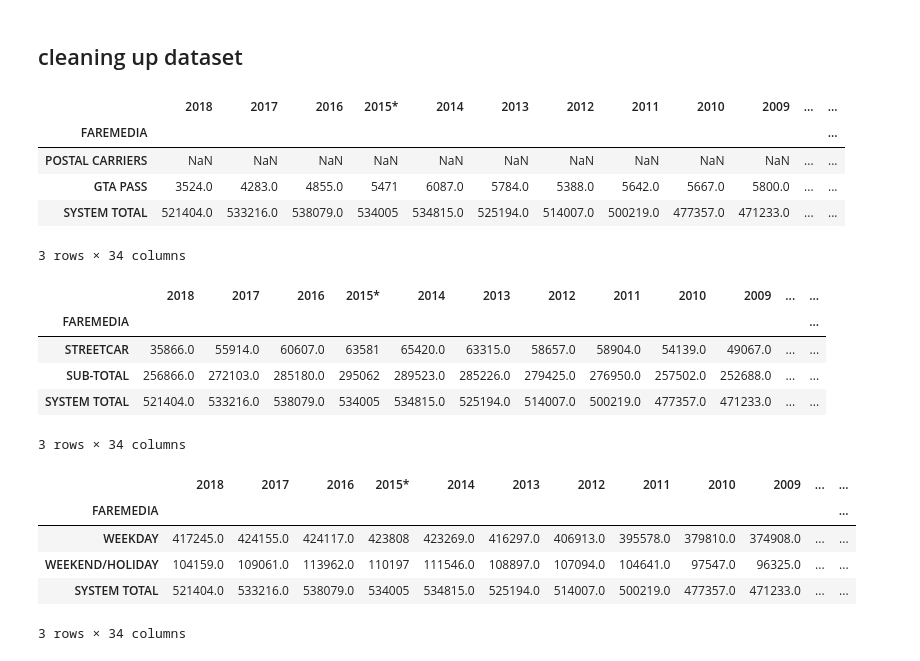
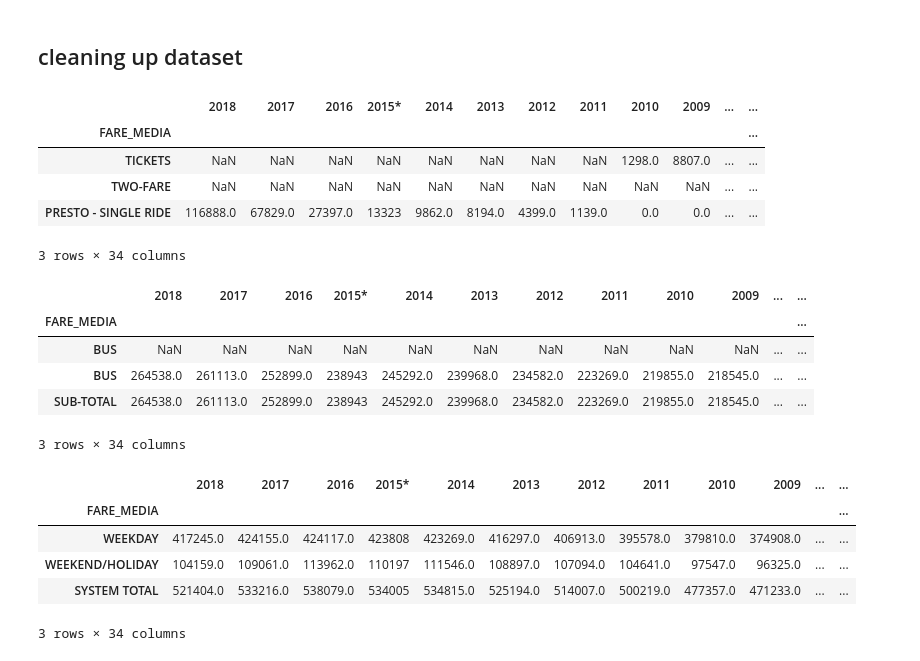
Before and after one commit to CuriousToCode/TTC-Analysis-of-Ridership, a Jupyter notebook: data_wrangling_TTC_Ridership_Analysis.ipynb, the cells around one changed output. Drawn from its saved outputs; the diff is of its cells as text; code cells hidden in the pictures.

Commit message:
update
remove leading/trailing white space from the index, plot annual revenue

```diff
--- a/data_wrangling_TTC_Ridership_Analysis.ipynb
+++ b/data_wrangling_TTC_Ridership_Analysis.ipynb
@@ -26,36 +26,39 @@ for i in range(len(new_cols)):
     add_cols.append(new_cols[i].replace('.0',''))
 # clean headers
 df.columns = add_cols
+# %%
+df['FARE_MEDIA'] = df['FAREMEDIA'].str.strip()
+df.drop(labels =['FAREMEDIA'], axis=1, inplace=True)
 # %%
 ## sub-divide df into who, where, when
 # apply meaninful index
 
-who_ttc = df.iloc[3:43].set_index('FAREMEDIA',drop= True)
-where_ttc = df.iloc[43:53].set_index('FAREMEDIA',drop= True)
-when_ttc = df.iloc[53:56].set_index('FAREMEDIA', drop= True)
+who_ttc = df.iloc[3:43].set_index('FARE_MEDIA', drop= True)
+where_ttc = df.iloc[43:53].set_index('FARE_MEDIA', drop= True)
+when_ttc = df.iloc[53:56].set_index('FARE_MEDIA', drop= True)
 # %%
-who_ttc.tail(3)
+who_ttc.head(3)
 # %% [output]
 |  | 2018 | 2017 | 2016 | 2015* | 2014 | 2013 | 2012 | 2011 | 2010 | 2009 | ... | ... |
-| FAREMEDIA |  |  |  |  |  |  |  |  |  |  |  | ... |
-| POSTAL CARRIERS | NaN | NaN | NaN | NaN | NaN | NaN | NaN | NaN | NaN | NaN | ... | ... |
-| GTA PASS | 3524.0 | 4283.0 | 4855.0 | 5471 | 6087.0 | 5784.0 | 5388.0 | 5642.0 | 5667.0 | 5800.0 | ... | ... |
-| SYSTEM TOTAL | 521404.0 | 533216.0 | 538079.0 | 534005 | 534815.0 | 525194.0 | 514007.0 | 500219.0 | 477357.0 | 471233.0 | ... | ... |
+| FARE_MEDIA |  |  |  |  |  |  |  |  |  |  |  | ... |
+| TICKETS | NaN | NaN | NaN | NaN | NaN | NaN | NaN | NaN | 1298.0 | 8807.0 | ... | ... |
+| TWO-FARE | NaN | NaN | NaN | NaN | NaN | NaN | NaN | NaN | NaN | NaN | ... | ... |
+| PRESTO - SINGLE RIDE | 116888.0 | 67829.0 | 27397.0 | 13323 | 9862.0 | 8194.0 | 4399.0 | 1139.0 | 0.0 | 0.0 | ... | ... |
 3 rows × 34 columns
 # %%
-where_ttc.tail(3)
+where_ttc.head(3)
 # %% [output]
 |  | 2018 | 2017 | 2016 | 2015* | 2014 | 2013 | 2012 | 2011 | 2010 | 2009 | ... | ... |
-| FAREMEDIA |  |  |  |  |  |  |  |  |  |  |  | ... |
-| STREETCAR | 35866.0 | 55914.0 | 60607.0 | 63581 | 65420.0 | 63315.0 | 58657.0 | 58904.0 | 54139.0 | 49067.0 | ... | ... |
-| SUB-TOTAL | 256866.0 | 272103.0 | 285180.0 | 295062 | 289523.0 | 285226.0 | 279425.0 | 276950.0 | 257502.0 | 252688.0 | ... | ... |
-| SYSTEM TOTAL | 521404.0 | 533216.0 | 538079.0 | 534005 | 534815.0 | 525194.0 | 514007.0 | 500219.0 | 477357.0 | 471233.0 | ... | ... |
+| FARE_MEDIA |  |  |  |  |  |  |  |  |  |  |  | ... |
+| BUS | NaN | NaN | NaN | NaN | NaN | NaN | NaN | NaN | NaN | NaN | ... | ... |
+| BUS | 264538.0 | 261113.0 | 252899.0 | 238943 | 245292.0 | 239968.0 | 234582.0 | 223269.0 | 219855.0 | 218545.0 | ... | ... |
+| SUB-TOTAL | 264538.0 | 261113.0 | 252899.0 | 238943 | 245292.0 | 239968.0 | 234582.0 | 223269.0 | 219855.0 | 218545.0 | ... | ... |
 3 rows × 34 columns
 # %%
 when_ttc.head(3)
 # %% [output]
 |  | 2018 | 2017 | 2016 | 2015* | 2014 | 2013 | 2012 | 2011 | 2010 | 2009 | ... | ... |
-| FAREMEDIA |  |  |  |  |  |  |  |  |  |  |  | ... |
+| FARE_MEDIA |  |  |  |  |  |  |  |  |  |  |  | ... |
 | WEEKDAY | 417245.0 | 424155.0 | 424117.0 | 423808 | 423269.0 | 416297.0 | 406913.0 | 395578.0 | 379810.0 | 374908.0 | ... | ... |
 | WEEKEND/HOLIDAY | 104159.0 | 109061.0 | 113962.0 | 110197 | 111546.0 | 108897.0 | 107094.0 | 104641.0 | 97547.0 | 96325.0 | ... | ... |
 | SYSTEM TOTAL | 521404.0 | 533216.0 | 538079.0 | 534005 | 534815.0 | 525194.0 | 514007.0 | 500219.0 | 477357.0 | 471233.0 | ... | ... |
```
Also changed, not shown: parts of 1 cell of this notebook.
